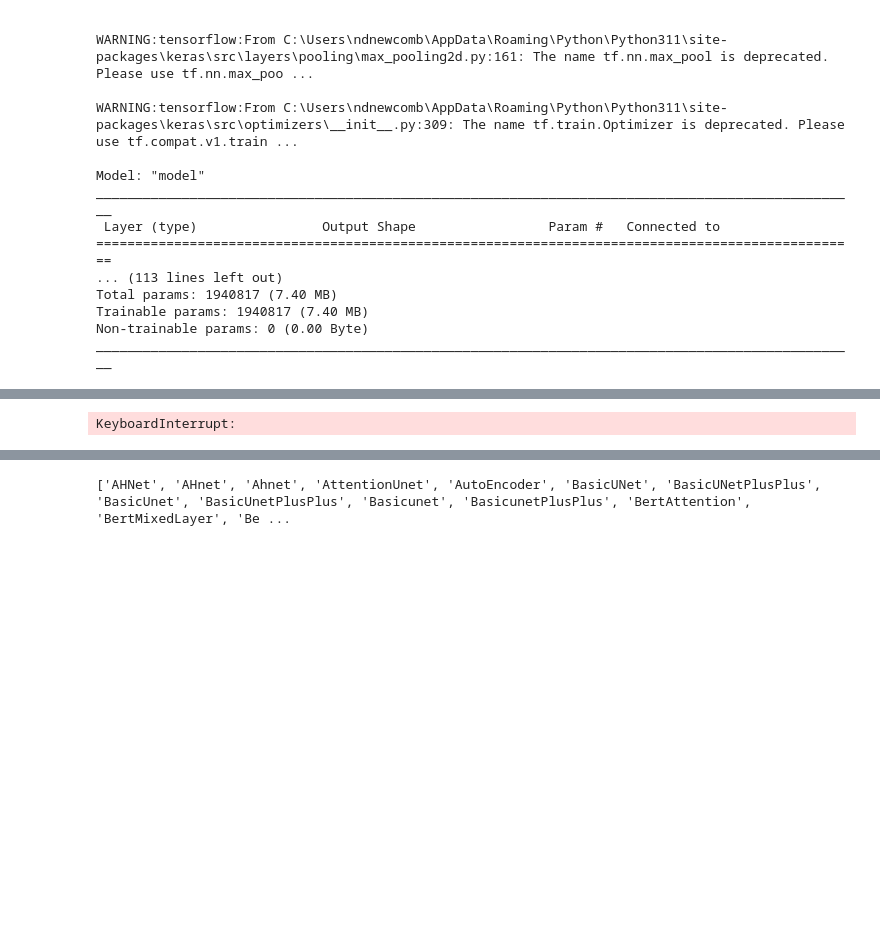
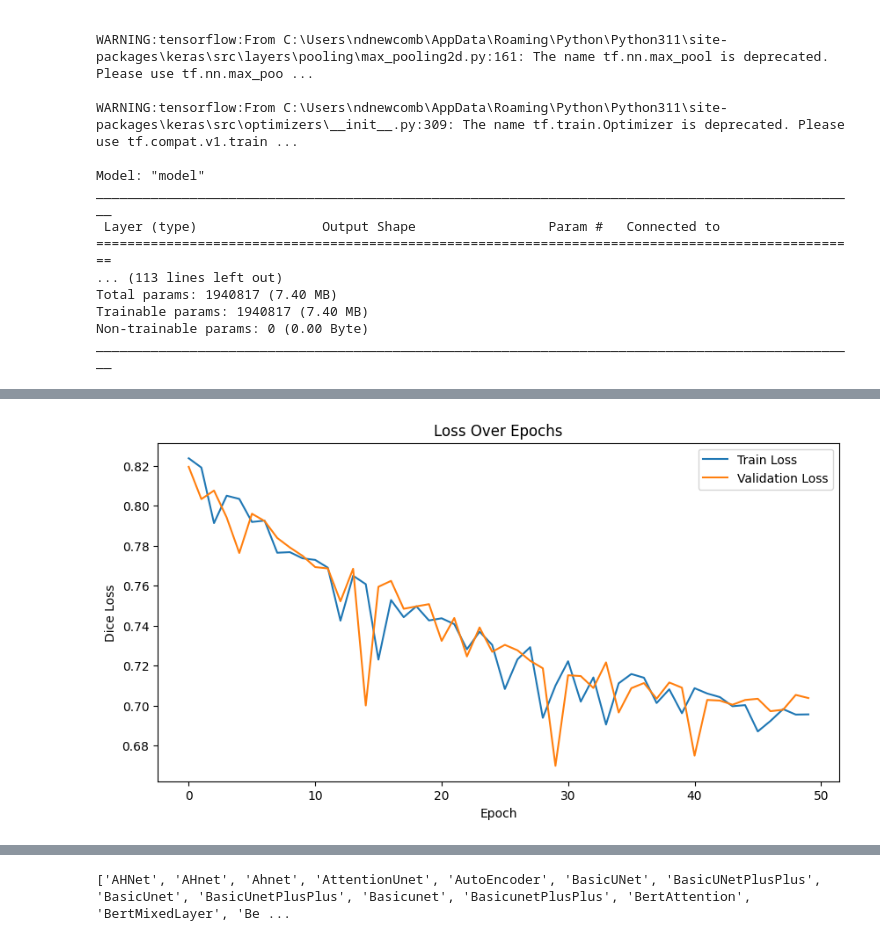
Before and after one commit to seyhosseini/RA4-Project, a Jupyter notebook: Nate/U-net-for-segmentation.ipynb, the cells around one changed output, grey strips where cells are left out. Drawn from its saved outputs; the diff is of its cells as text; code cells hidden in the pictures; blank space fills up the shorter version.

```diff
--- a/Nate/U-net-for-segmentation.ipynb
+++ b/Nate/U-net-for-segmentation.ipynb
@@ -311,4 +587,6 @@ ImportError: cannot import name 'AddChannel' from 'monai.transforms' (C:\Users\n
 # %%
+# Gold standard random cropping
+
 import os
 import torch
 from monai.networks.nets import UNet
@@ -321,17 +599,14 @@ from torch.optim import Adam
 import matplotlib.pyplot as plt
 from monai.data import pad_list_data_collate
 from monai.transforms import Resized, SpatialPad
-
+from monai.transforms import RandSpatialCropd
 
 # MONAI's transforms for dictionary format use 'd' at the end
 # Assuming EnsureChannelFirstd is a valid replacement for AddChannel
 
 print("Setting up directories and initial configurations...")
 
-# Directory where the images and labels are stored
-data_dir = "z:/W-People/Nate/Deep_Learning_Data/"
 
-# Function to create a list of image and label pairs
 def create_dataset(data_dir):
     data_dicts = []
     for filename in os.listdir(data_dir):
@@ -341,35 +616,40 @@ def create_dataset(data_dir):
             label_path = os.path.join(data_dir, label_filename)
             data_dicts.append({'image': image_path, 'label': label_path})
     return data_dicts
-desired_height, desired_width, desired_depth = 64, 64, 64 #REPLACE WITH RANDOM CROP
+
+# Set the paths for the training and validation data directories
+train_data_dir = "z:/W-People/Nate/Deep_Learning_Data/Train"
+val_data_dir = "z:/W-People/Nate/Deep_Learning_Data/Validation"
+
+# Desired sizes for cropping (not used in create_dataset but may be used elsewhere)
+desired_height, desired_width, desired_depth = 128, 128, 128
+
 print("Creating datasets...")
-train_files = create_dataset(data_dir)
-val_files = create_dataset(data_dir)  # Assuming validation data is in the same directory
-
+train_files = create_dataset(train_data_dir)  # Only get files from the "Train" folder
+val_files = create_dataset(val_data_dir)
 
 # Data Transformations
 print("Defining transformations...")
+roi_size = (desired_depth, desired_height, desired_width)  # Define the size of the cropped region
 train_transforms = Compose([
     LoadImaged(keys=['image', 'label']),
     EnsureChannelFirstd(keys=['image', 'label']),
-    Resized(keys=['image', 'label'], spatial_size=(desired_height, desired_width, desired_depth)),  # Adjusted Resize transform
-    ScaleIntensityd(keys=['image', 'label']),
+    RandSpatialCropd(keys=['image', 'label'], roi_size=roi_size),  # Use random cropping
     RandRotate90d(keys=['image', 'label'], prob=0.5),
     ToTensord(keys=['image', 'label']),
-])
+]) # ScaleIntensityd(keys=['image', 'label'])
 
 val_transforms = Compose([
     LoadImaged(keys=['image', 'label']),
     EnsureChannelFirstd(keys=['image', 'label']),
-    Resized(keys=['image', 'label'], spatial_size=(desired_height, desired_width, desired_depth)),  # Adjusted Resize transform
-    ScaleIntensityd(keys=['image', 'label']),
+    RandSpatialCropd(keys=['image', 'label'], roi_size=roi_size),  # Use random cropping for validation as well
     ToTensord(keys=['image', 'label']),
-])
+]) # ScaleIntensityd(keys=['image', 'label'])
 
 train_ds = Dataset(data=train_files, transform=train_transforms)
 val_ds = Dataset(data=val_files, transform=val_transforms)
-train_loader = DataLoader(train_ds, batch_size=2, shuffle=True, collate_fn=pad_list_data_collate)
-val_loader = DataLoader(val_ds, batch_size=1, collate_fn=pad_list_data_collate)
+train_loader = DataLoader(train_ds, batch_size=2, shuffle=True) #collate_fn=pad_list_data_collate
+val_loader = DataLoader(val_ds, batch_size=1) # collate_fn=pad_list_data_collate
 
 # UNet Model Initialization
 
@@ -378,14 +658,14 @@ print("Initializing 3D U-Net model...")
 model = UNet(
     spatial_dims=3,  # This specifies that the network should be 3D
     in_channels=1,
-    out_channels=2,
+    out_channels=3,
     channels=(16, 32, 64, 128, 256),
     strides=(2, 2, 2, 2)
 )
 
 # Loss Function and Optimizer
-loss_function = DiceLoss(to_onehot_y=True, softmax=True)
-optimizer = Adam(model.parameters(), 1e-3)
+loss_function = DiceLoss(to_onehot_y=True, softmax=True) #to_onehot_y=True,
+optimizer = Adam(model.parameters(), 1e-3) # This is the learning rate
 
 # Device Configuration
 device = torch.device("cuda" if torch.cuda.is_available() else "cpu")
@@ -424,7 +704,7 @@ train_losses = []
 val_losses = []
 
 print("Starting training process...")
-num_epochs = 30
+num_epochs = 50
 for epoch in range(num_epochs):
     train_loss = train_epoch(model, train_loader, optimizer, loss_function, device)
     val_loss = validate_epoch(model, val_loader, loss_function, device)
@@ -433,6 +713,12 @@ for epoch in range(num_epochs):
     val_losses.append(val_loss)
 
     print(f"Epoch {epoch+1}/{num_epochs}, Train Loss: {train_loss}, Validation Loss: {val_loss}")
+
+
+
+# ADDING POIINT TO SAVE
+# print("Visualizing transformed images...")
+# plot_transformed_images(train_loader, num_images=1)
 
 # Plotting loss curves
 print("Plotting loss curves...")
@@ -467 +751 @@ Epoch 14/30, Train Loss: 0.5347902774810791, Validation Loss: 0.5315794348716736
-KeyboardInterrupt:
+[figure, added]
```
Also changed, not shown: parts of 14 cells of this notebook.
